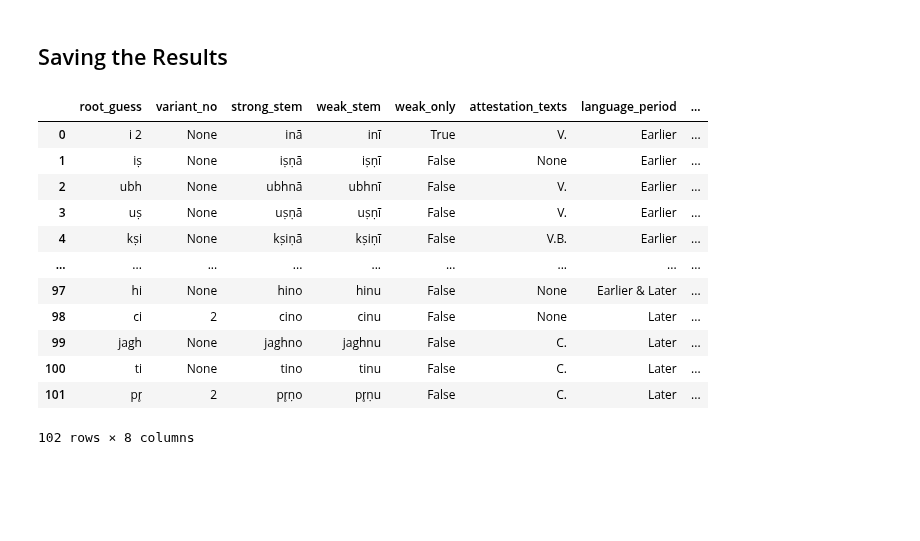
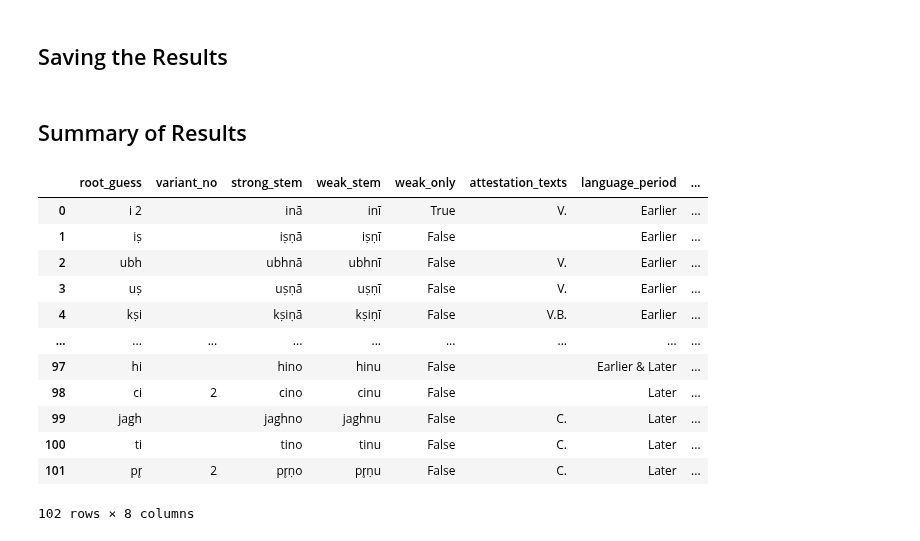
Before and after one commit to anupdhml/sanskrit_ninth_class_meter, a Jupyter notebook: 2_roots.ipynb, the cells around one changed output. Saved outputs shown, nothing was run; the diff lists cells and outputs as text; code cells hidden in the pictures; blank space fills up the shorter version.

Commit message:
Add results summary for notebooks on roots
Signed-off-by: Anup Dhamala <anupdhml+git@gmail.com>

```diff
--- a/2_roots.ipynb
+++ b/2_roots.ipynb
@@ -48,18 +48,23 @@ import pandas
 # %%
 df_whitney_roots = pandas.DataFrame.from_dict(whitney_roots)
 df_whitney_roots.to_csv("data/roots.csv", index=None)
-df_whitney_roots
-# %% [output]
-|  | root_guess | variant_no | strong_stem | weak_stem | weak_only | attestation_texts | language_period | ... |
-| 0 | i 2 | None | inā | inī | True | V. | Earlier | ... |
-| 1 | iṣ | None | iṣṇā | iṣṇī | False | None | Earlier | ... |
-| 2 | ubh | None | ubhnā | ubhnī | False | V. | Earlier | ... |
-| 3 | uṣ | None | uṣṇā | uṣṇī | False | V. | Earlier | ... |
-| 4 | kṣi | None | kṣiṇā | kṣiṇī | False | V.B. | Earlier | ... |
-| ... | ... | ... | ... | ... | ... | ... | ... | ... |
-| 97 | hi | None | hino | hinu | False | None | Earlier & Later | ... |
-| 98 | ci | 2 | cino | cinu | False | None | Later | ... |
-| 99 | jagh | None | jaghno | jaghnu | False | C. | Later | ... |
-| 100 | ti | None | tino | tinu | False | C. | Later | ... |
-| 101 | pr̥ | 2 | pr̥ṇo | pr̥ṇu | False | C. | Later | ... |
-102 rows × 8 columns
+# %% [markdown]
+## Summary of Results
+# %%
+import pandas
+res_df_roots = pandas.read_csv("data/roots.csv", keep_default_na=False)
+res_df_roots
+# %% [output]
+|  | root_guess | variant_no | strong_stem | weak_stem | weak_only | attestation_texts | language_period | ... |
+| 0 | i 2 |  | inā | inī | True | V. | Earlier | ... |
+| 1 | iṣ |  | iṣṇā | iṣṇī | False |  | Earlier | ... |
+| 2 | ubh |  | ubhnā | ubhnī | False | V. | Earlier | ... |
+| 3 | uṣ |  | uṣṇā | uṣṇī | False | V. | Earlier | ... |
+| 4 | kṣi |  | kṣiṇā | kṣiṇī | False | V.B. | Earlier | ... |
+| ... | ... | ... | ... | ... | ... | ... | ... | ... |
+| 97 | hi |  | hino | hinu | False |  | Earlier & Later | ... |
+| 98 | ci | 2 | cino | cinu | False |  | Later | ... |
+| 99 | jagh |  | jaghno | jaghnu | False | C. | Later | ... |
+| 100 | ti |  | tino | tinu | False | C. | Later | ... |
+| 101 | pr̥ | 2 | pr̥ṇo | pr̥ṇu | False | C. | Later | ... |
+102 rows × 8 columns
```
Also changed, not shown: parts of 2 cells of this notebook, 1 other file.
